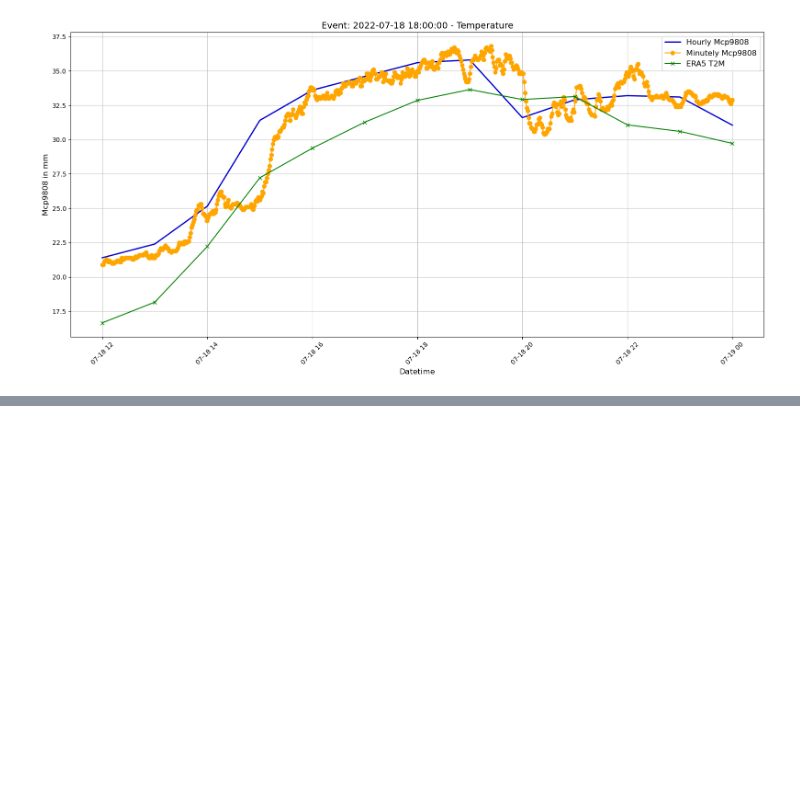
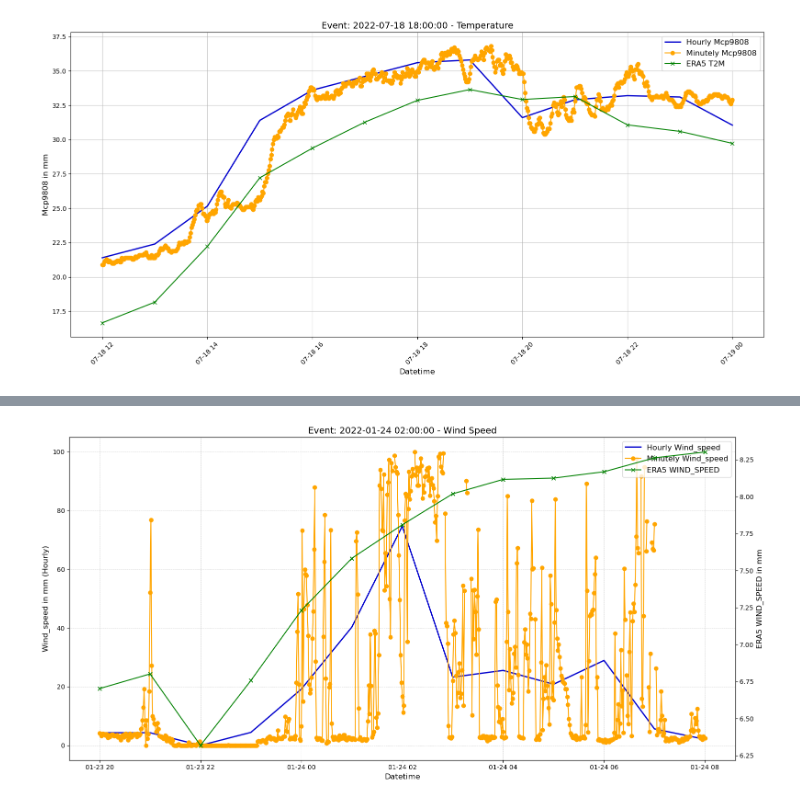
Before and after one commit to Ferdinand1123/digital-twin-for-weather-station, a Jupyter notebook: event_comparison.ipynb, the cells around one changed output, grey strips where cells are left out. Saved outputs shown, nothing was run; the diff lists cells and outputs as text; code cells hidden in the pictures; blank space fills up the shorter version.

```diff
--- a/event_comparison.ipynb
+++ b/event_comparison.ipynb
@@ -769,0 +880,22 @@ plot_event_comparison(
+# %%
+# Example Event 1
+event_1 = pd.Timestamp("2022-01-24 02:00")
+
+# Plot Event 1: Temperature Comparison
+plot_event_comparison(
+    event_time=event_1,
+    hourly_df=barbados_hourly_df,
+    minutely_df=barbados_processed_df,
+    era5_ds=barbados_er5,
+    variable_hourly="wind_speed",       # Hourly temperature
+    variable_minute="wind_speed",       # Minutely temperature
+    era5_variable="wind_speed",              # ERA5 2-meter temperature
+    lat=13.16443 ,
+    lon=-59.54316,
+    time_window=pd.Timedelta(hours=6),
+    same_y_axis=False,
+    title_suffix="Wind Speed",
+    save_fig=False
+)
+# %% [output]
+[figure, added]
```
Also changed, not shown: parts of 12 cells of this notebook, 1 other file.
